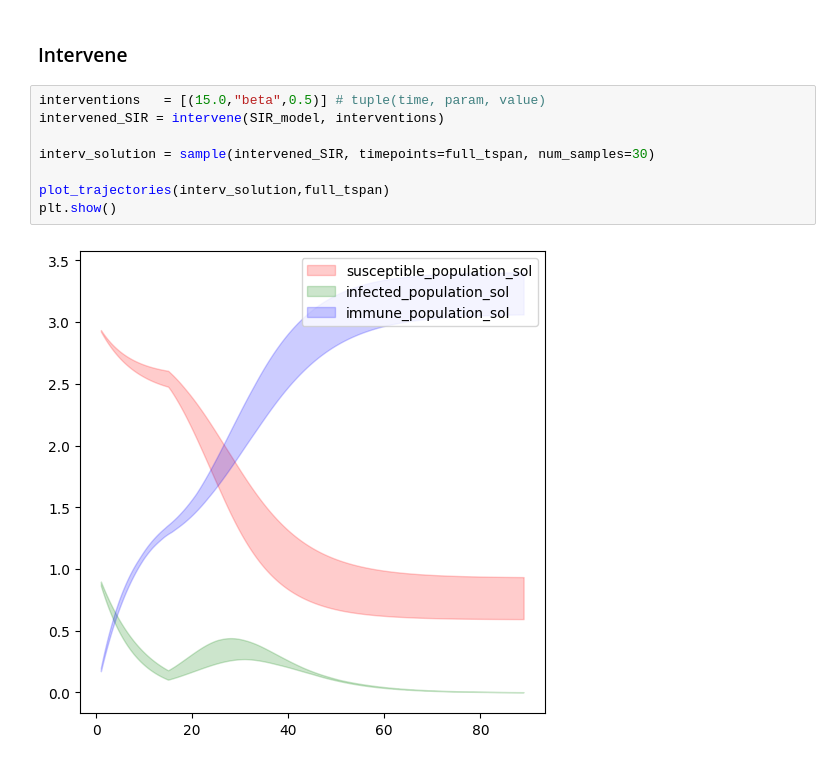
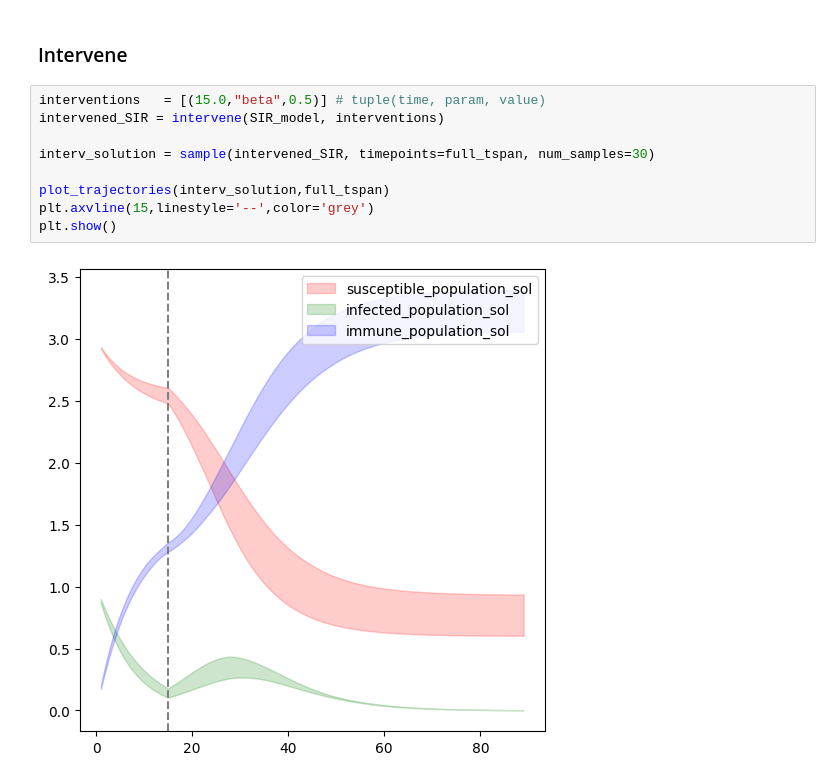
Before and after one commit to ciemss/pyciemss, a Jupyter notebook: notebook/sir_mira_vs_manual.ipynb, the cells around one changed output. Saved outputs shown, nothing was run; the diff lists cells and outputs as text.

```diff
--- a/notebook/sir_mira_vs_manual.ipynb
+++ b/notebook/sir_mira_vs_manual.ipynb
@@ -132,10 +133,11 @@ iteration 100: loss = 4.211421728134155
 # %%
 interventions   = [(15.0,"beta",0.5)] # tuple(time, param, value)
 intervened_SIR = intervene(SIR_model, interventions)
 
 interv_solution = sample(intervened_SIR, timepoints=full_tspan, num_samples=30)
 
 plot_trajectories(interv_solution,full_tspan)
+plt.axvline(15,linestyle='--',color='grey')
 plt.show()
 # %% [output]
-[figure, old version]
+[figure, new version]
```
Also changed, not shown: parts of 2 cells of this notebook.
